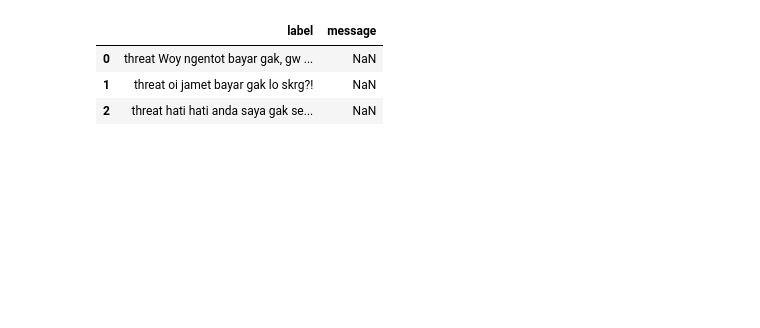
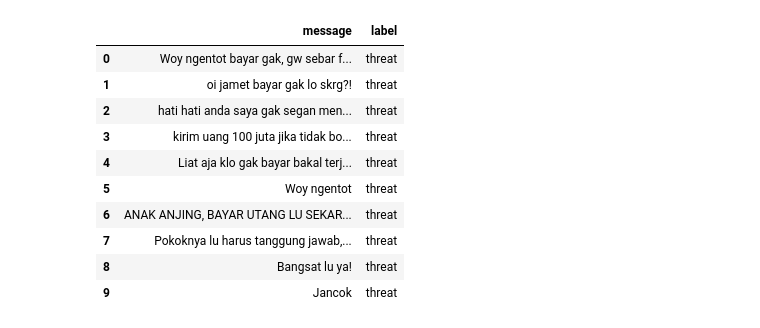
Before and after one commit to muhammadisa/threatmsgdetect, a Jupyter notebook: threatdetect.ipynb, the cells around one changed output. Cells and saved outputs as stored; diff of their text form; code cells hidden in the pictures; blank space fills up the shorter version.

```diff
--- a/threatdetect.ipynb
+++ b/threatdetect.ipynb
@@ -16,11 +17,18 @@ from tensorflow.keras.callbacks import EarlyStopping
 from tensorflow.keras.models import Sequential
 from tensorflow.keras.layers import Embedding, GlobalAveragePooling1D, Dense, Dropout, LSTM, Bidirectional
 # %%
-url = "https://raw.githubusercontent.com/muhammadisa/threatmsgdetect/main/words"
-messages = pd.read_csv(url, sep ='\t',names=["label", "message"])
-messages[:3]
+url = "https://raw.githubusercontent.com/muhammadisa/threatmsgdetect/main/message-dataset.csv"
+messages = pd.read_csv(url)
+messages[:10]
 # %% [output]
-|  | label | message |
-| 0 | threat Woy ngentot bayar gak, gw ... | NaN |
-| 1 | threat oi jamet bayar gak lo skrg?! | NaN |
-| 2 | threat hati hati anda saya gak se... | NaN |
+|  | message | label |
+| 0 | Woy ngentot bayar gak, gw sebar f... | threat |
+| 1 | oi jamet bayar gak lo skrg?! | threat |
+| 2 | hati hati anda saya gak segan men... | threat |
+| 3 | kirim uang 100 juta jika tidak bo... | threat |
+| 4 | Liat aja klo gak bayar bakal terj... | threat |
+| 5 | Woy ngentot | threat |
+| 6 | ANAK ANJING, BAYAR UTANG LU SEKAR... | threat |
+| 7 | Pokoknya lu harus tanggung jawab,... | threat |
+| 8 | Bangsat lu ya! | threat |
+| 9 | Jancok | threat |
```
Also changed, not shown: parts of 36 cells of this notebook, 1 other file.
